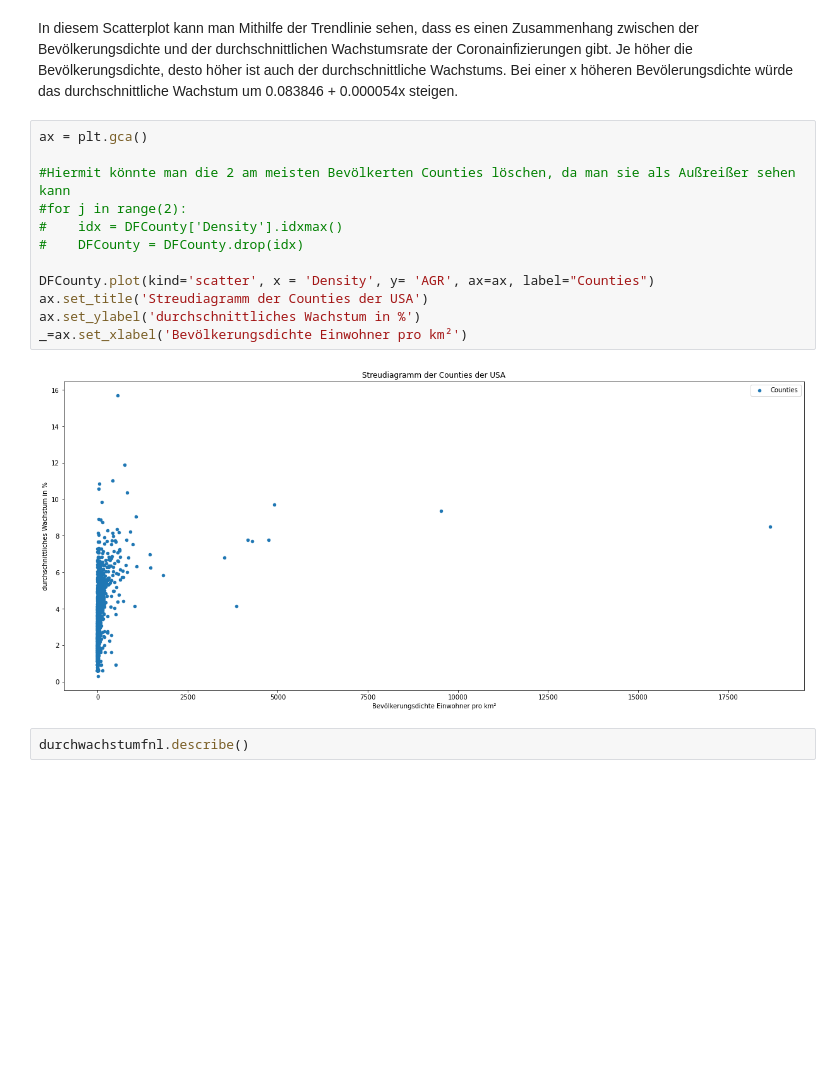
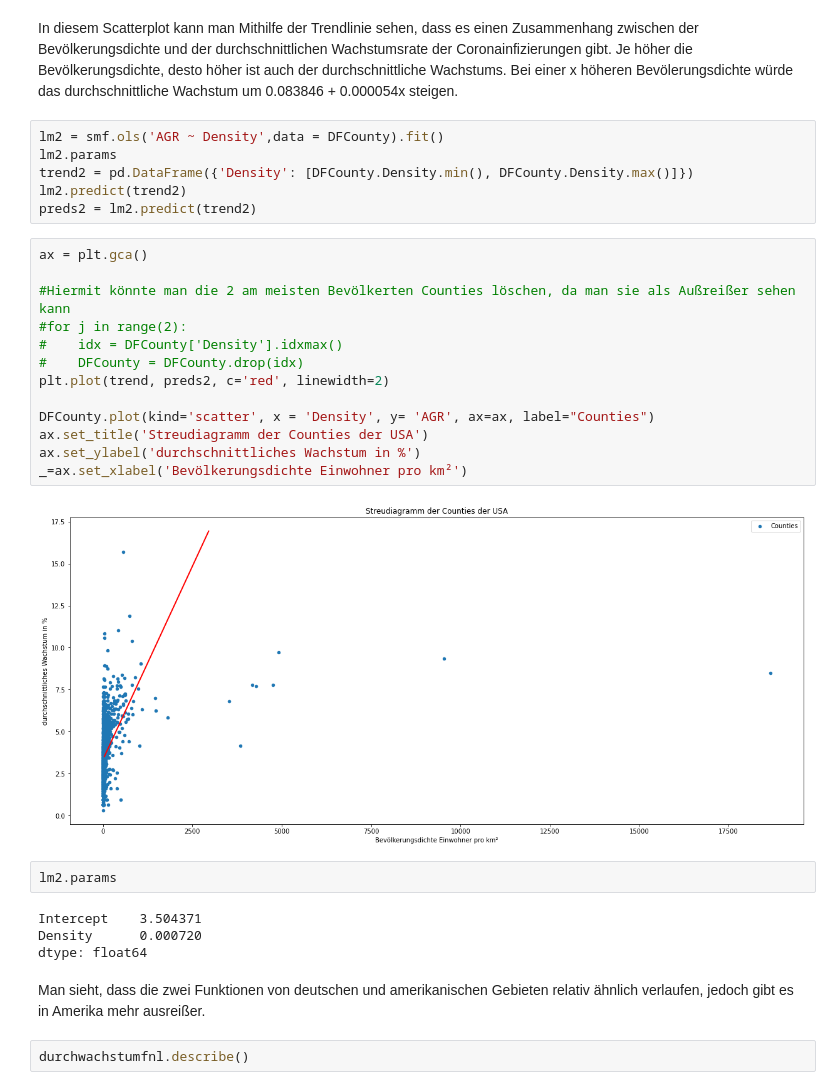
Before and after one commit to Jubo30/Data-Science-Project, a Jupyter notebook: Data_Science_Analyse.ipynb, the cells around one changed output. Saved outputs shown, nothing was run; the diff lists cells and outputs as text; blank space fills up the shorter version.

```diff
--- a/Data_Science_Analyse.ipynb
+++ b/Data_Science_Analyse.ipynb
@@ -180,20 +180,35 @@ Dichte       0.005444
 dtype: float64
 # %% [markdown]
 In diesem Scatterplot kann man Mithilfe der Trendlinie sehen, dass es einen Zusammenhang zwischen der Bevölkerungsdichte und der durchschnittlichen Wachstumsrate der Coronainfizierungen gibt. Je höher die Bevölkerungsdichte, desto höher ist auch der durchschnittliche Wachstums. Bei einer x höheren Bevölerungsdichte würde das durchschnittliche Wachstum um 0.083846 + 0.000054x steigen.
+# %%
+lm2 = smf.ols('AGR ~ Density',data = DFCounty).fit()
+lm2.params
+trend2 = pd.DataFrame({'Density': [DFCounty.Density.min(), DFCounty.Density.max()]})
+lm2.predict(trend2)
+preds2 = lm2.predict(trend2)
 # %%
 ax = plt.gca()
 
 #Hiermit könnte man die 2 am meisten Bevölkerten Counties löschen, da man sie als Außreißer sehen kann
 #for j in range(2):
 #    idx = DFCounty['Density'].idxmax()
 #    DFCounty = DFCounty.drop(idx)
+plt.plot(trend, preds2, c='red', linewidth=2)
 
 DFCounty.plot(kind='scatter', x = 'Density', y= 'AGR', ax=ax, label="Counties")
 ax.set_title('Streudiagramm der Counties der USA')
 ax.set_ylabel('durchschnittliches Wachstum in %')
 _=ax.set_xlabel('Bevölkerungsdichte Einwohner pro km²')
 # %% [output]
-[figure, old version]
+[figure, new version]
+# %%
+lm2.params
+# %% [output]
+Intercept    3.504371
+Density      0.000720
+dtype: float64
+# %% [markdown]
+Man sieht, dass die zwei Funktionen von deutschen und amerikanischen Gebieten relativ ähnlich verlaufen, jedoch gibt es in Amerika mehr ausreißer.
 # %%
 durchwachstumfnl.describe()
 # %% [output]
```
Also changed, not shown: parts of 2 cells of this notebook.
